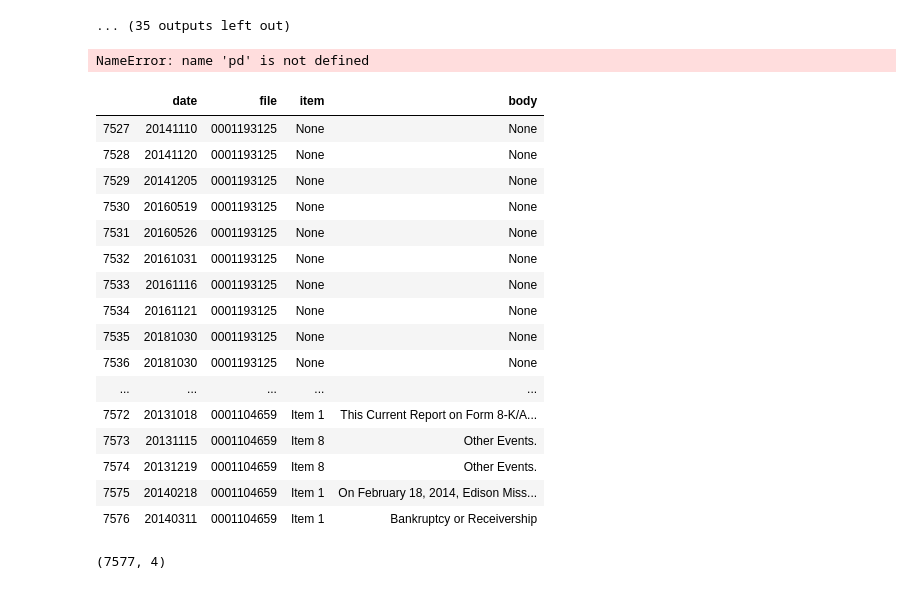
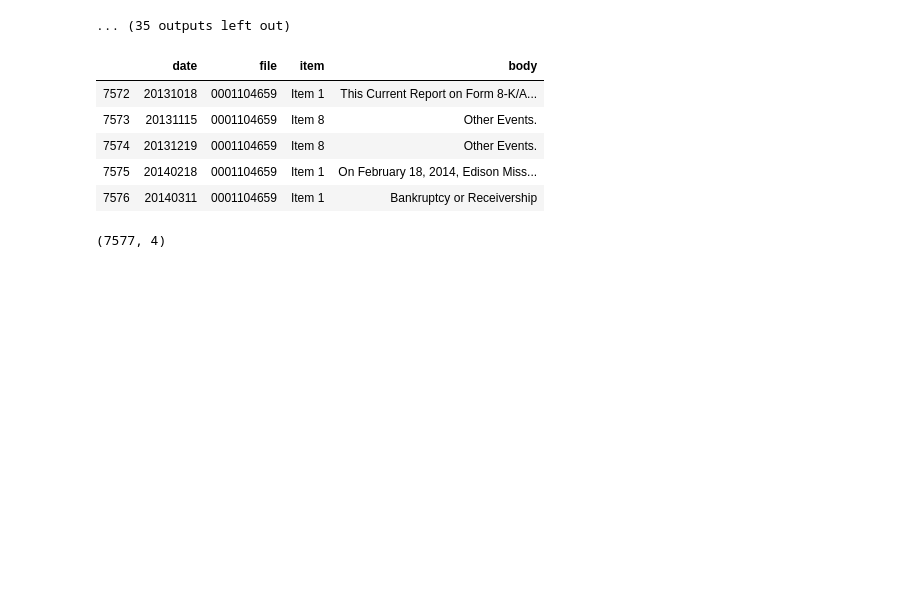
Before and after one commit to nqabell89/8K-Filing-NLP-Topic-Modelling, a Jupyter notebook: Index.ipynb, the cells around one changed output. Saved outputs shown, nothing was run; the diff lists cells and outputs as text; code cells hidden in the pictures; blank space fills up the shorter version.

```diff
--- a/Index.ipynb
+++ b/Index.ipynb
@@ -84,7 +84,7 @@ def extract_text():
 
     list_of_dicts = []
 
-    directory = r'C:\Users\Hippie Slayer\data_science_stuff\8K-Filing-NLP-Topic-Modelling/data/sec_edgar_filings'
+    directory = r'C:\Users\(User_Name)\data\sec_edgar_filings'
 
     for subdir, dirs, files in os.walk(directory):
         for file in files:
@@ -149,23 +149,10 @@ Error occurred with 0001193125-14-083427.txt
 ... (35 outputs left out)
 # %%
 df_8k = pd.DataFrame(test_dict)
-# %% [output]
-NameError: name 'pd' is not defined
 # %%
-df_8k.tail(50)
+df_8k.tail()
 # %% [output]
 |  | date | file | item | body |
-| 7527 | 20141110 | 0001193125 | None | None |
-| 7528 | 20141120 | 0001193125 | None | None |
-| 7529 | 20141205 | 0001193125 | None | None |
-| 7530 | 20160519 | 0001193125 | None | None |
-| 7531 | 20160526 | 0001193125 | None | None |
-| 7532 | 20161031 | 0001193125 | None | None |
-| 7533 | 20161116 | 0001193125 | None | None |
-| 7534 | 20161121 | 0001193125 | None | None |
-| 7535 | 20181030 | 0001193125 | None | None |
-| 7536 | 20181030 | 0001193125 | None | None |
-| ... | ... | ... | ... | ... |
 | 7572 | 20131018 | 0001104659 | Item 1 | This Current Report on Form 8-K/A... |
 | 7573 | 20131115 | 0001104659 | Item 8 | Other Events. |
 | 7574 | 20131219 | 0001104659 | Item 8 | Other Events. |
```
Also changed, not shown: parts of 17 cells of this notebook, 1 other file.
